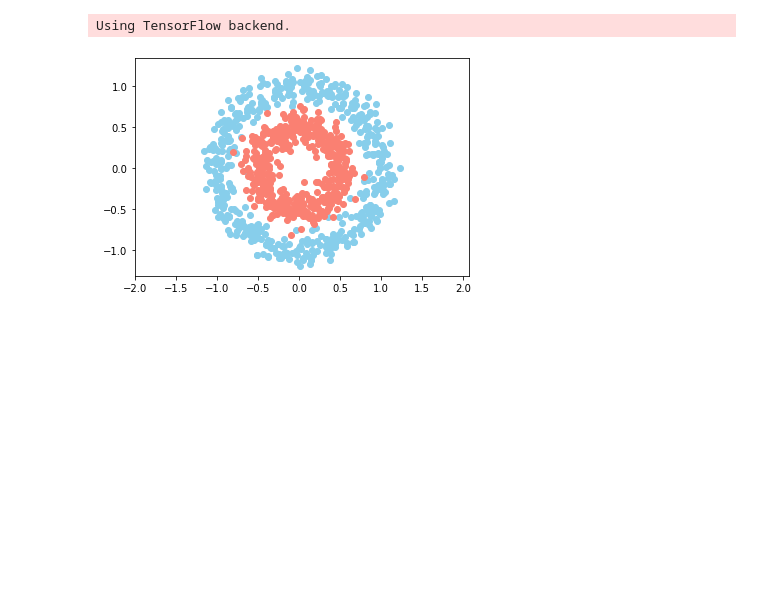
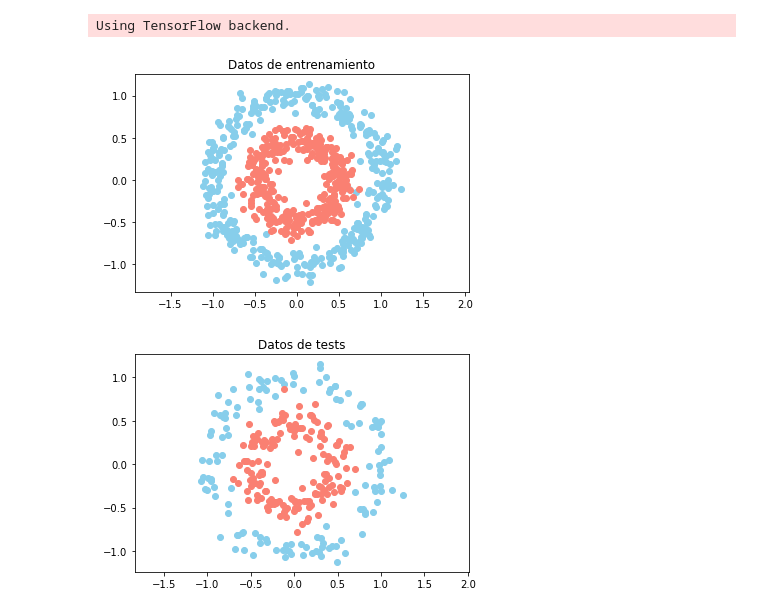
Before and after one commit to vchibilisco/ejemplos-IA, a Jupyter notebook: red_neuronal/make_circles_con_Keras.ipynb, the cells around one changed output. Drawn from its saved outputs; the diff is of its cells as text; code cells hidden in the pictures; blank space fills up the shorter version.

```diff
--- a/red_neuronal/make_circles_con_Keras.ipynb
+++ b/red_neuronal/make_circles_con_Keras.ipynb
@@ -14,14 +15,24 @@ Using TensorFlow backend.
 # %%
 n = 1000
 
 X, Y = make_circles(n_samples=n, factor=0.5, noise=0.1)
 
-plt.scatter(X[Y == 0, 0], X[Y == 0, 1], c="skyblue")
-plt.scatter(X[Y == 1, 0], X[Y == 1, 1], c="salmon")
+X_train, X_test, Y_train, Y_test = train_test_split(X, Y, test_size=0.30)
+
+plt.scatter(X_train[Y_train == 0, 0], X_train[Y_train == 0, 1], c="skyblue")
+plt.scatter(X_train[Y_train == 1, 0], X_train[Y_train == 1, 1], c="salmon")
+plt.title("Datos de entrenamiento")
 plt.axis("equal")
 plt.show()
+
+plt.scatter(X_test[Y_test == 0, 0], X_test[Y_test == 0, 1], c="skyblue")
+plt.scatter(X_test[Y_test == 1, 0], X_test[Y_test == 1, 1], c="salmon")
+plt.title("Datos de tests")
+plt.axis("equal")
+plt.show()
 # %% [output]
-[figure, old version]
+[figure, new version]
+[figure, added]
 # %%
 model = Sequential()
 
```
Also changed, not shown: parts of 7 cells of this notebook, 2 other files.
